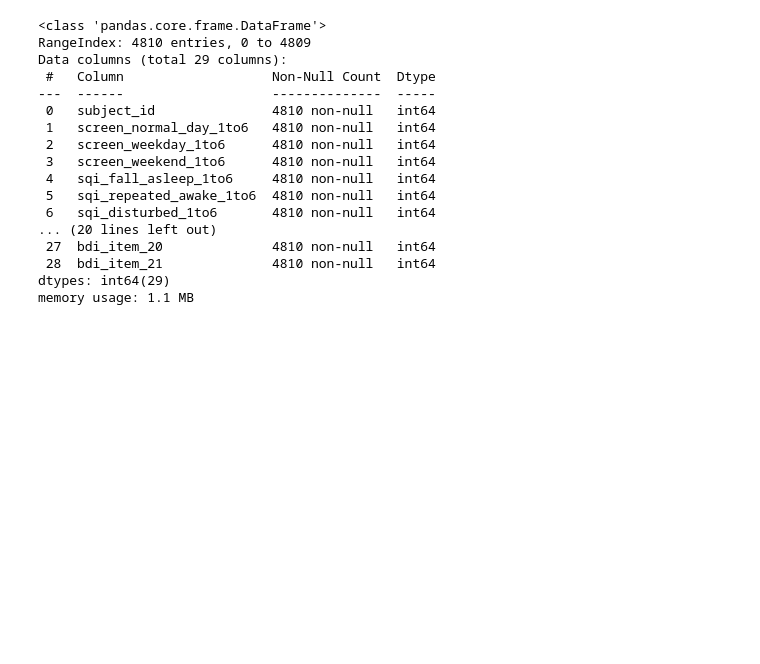
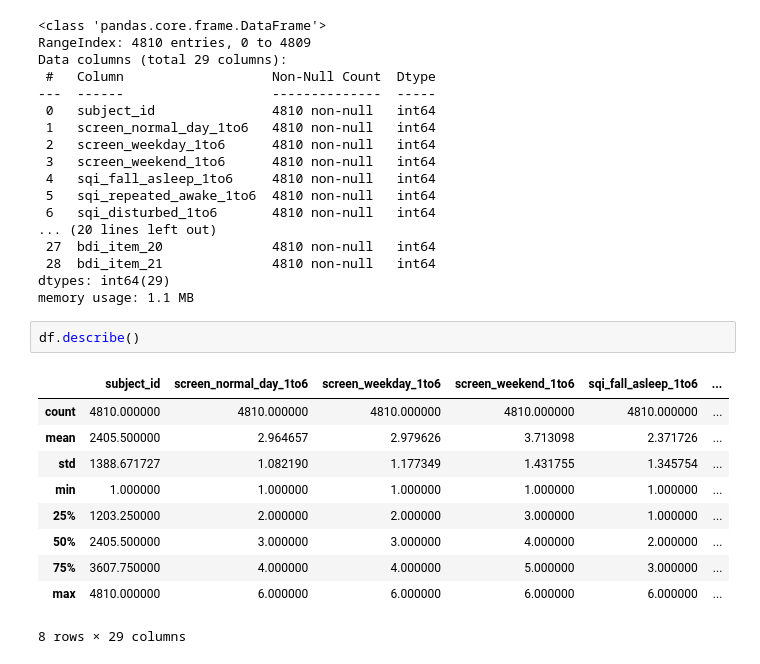
Before and after one commit to HaSh841/FREEAI, a Jupyter notebook: FREE_AI_BERE_MARK.ipynb, the cells around one changed output. Cells and saved outputs as stored; diff of their text form; blank space fills up the shorter version.

```diff
--- a/FREE_AI_BERE_MARK.ipynb
+++ b/FREE_AI_BERE_MARK.ipynb
@@ -66,3 +66,16 @@ Data columns (total 29 columns):
  28  bdi_item_21              4810 non-null   int64
 dtypes: int64(29)
 memory usage: 1.1 MB
+# %%
+df.describe()
+# %% [output]
+|  | subject_id | screen_normal_day_1to6 | screen_weekday_1to6 | screen_weekend_1to6 | sqi_fall_asleep_1to6 | ... |
+| count | 4810.000000 | 4810.000000 | 4810.000000 | 4810.000000 | 4810.000000 | ... |
+| mean | 2405.500000 | 2.964657 | 2.979626 | 3.713098 | 2.371726 | ... |
+| std | 1388.671727 | 1.082190 | 1.177349 | 1.431755 | 1.345754 | ... |
+| min | 1.000000 | 1.000000 | 1.000000 | 1.000000 | 1.000000 | ... |
+| 25% | 1203.250000 | 2.000000 | 2.000000 | 3.000000 | 1.000000 | ... |
+| 50% | 2405.500000 | 3.000000 | 3.000000 | 4.000000 | 2.000000 | ... |
+| 75% | 3607.750000 | 4.000000 | 4.000000 | 5.000000 | 3.000000 | ... |
+| max | 4810.000000 | 6.000000 | 6.000000 | 6.000000 | 6.000000 | ... |
+8 rows × 29 columns
```
Also changed, not shown: parts of 1 cell of this notebook.
